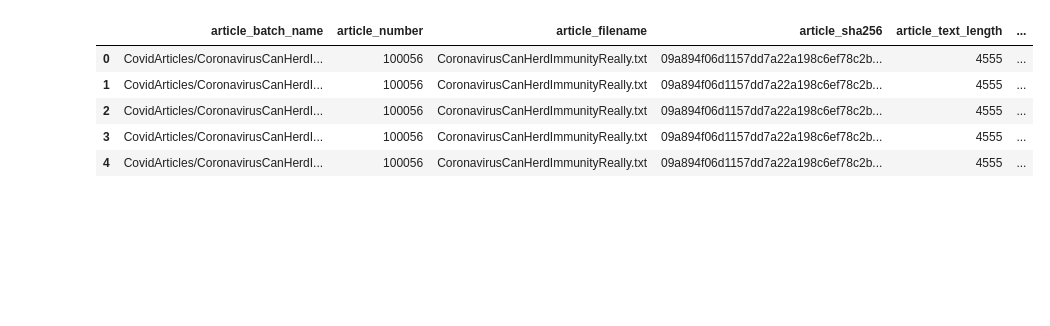
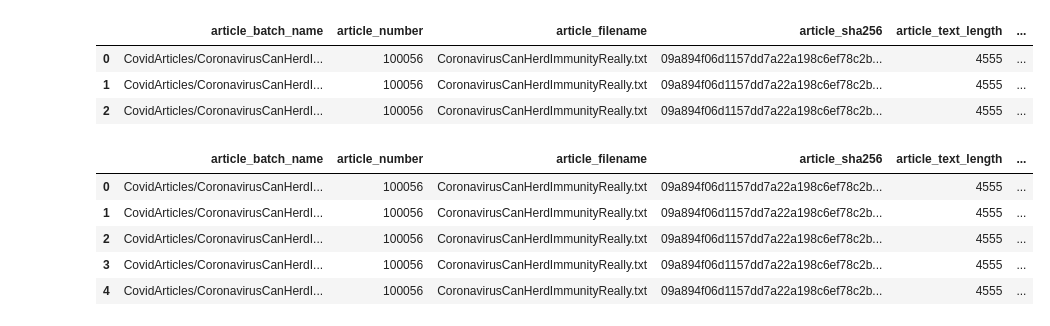
Before and after one commit to ewendai/PEUserMonitoring, a Jupyter notebook: IAA-consensus/iaa_consensus_new.ipynb, the cells around one changed output. Cells and saved outputs as stored; diff of their text form; code cells hidden in the pictures; blank space fills up the shorter version.

```diff
--- a/IAA-consensus/iaa_consensus_new.ipynb
+++ b/IAA-consensus/iaa_consensus_new.ipynb
@@ -19,3 +26,10 @@ answers = answers.replace(np.nan, '', regex=True)
+# %%
+iaa.head(3)
+# %% [output]
+|  | article_batch_name | article_number | article_filename | article_sha256 | article_text_length | ... |
+| 0 | CovidArticles/CoronavirusCanHerdI... | 100056 | CoronavirusCanHerdImmunityReally.txt | 09a894f06d1157dd7a22a198c6ef78c2b... | 4555 | ... |
+| 1 | CovidArticles/CoronavirusCanHerdI... | 100056 | CoronavirusCanHerdImmunityReally.txt | 09a894f06d1157dd7a22a198c6ef78c2b... | 4555 | ... |
+| 2 | CovidArticles/CoronavirusCanHerdI... | 100056 | CoronavirusCanHerdImmunityReally.txt | 09a894f06d1157dd7a22a198c6ef78c2b... | 4555 | ... |
 # %%
 datahunt_file_name_example = 'Covid_Evidencev1-2020-11-08T0834-DataHunt.csv'
 # %%
```
Also changed, not shown: parts of 1 cell of this notebook, 2 other files.
